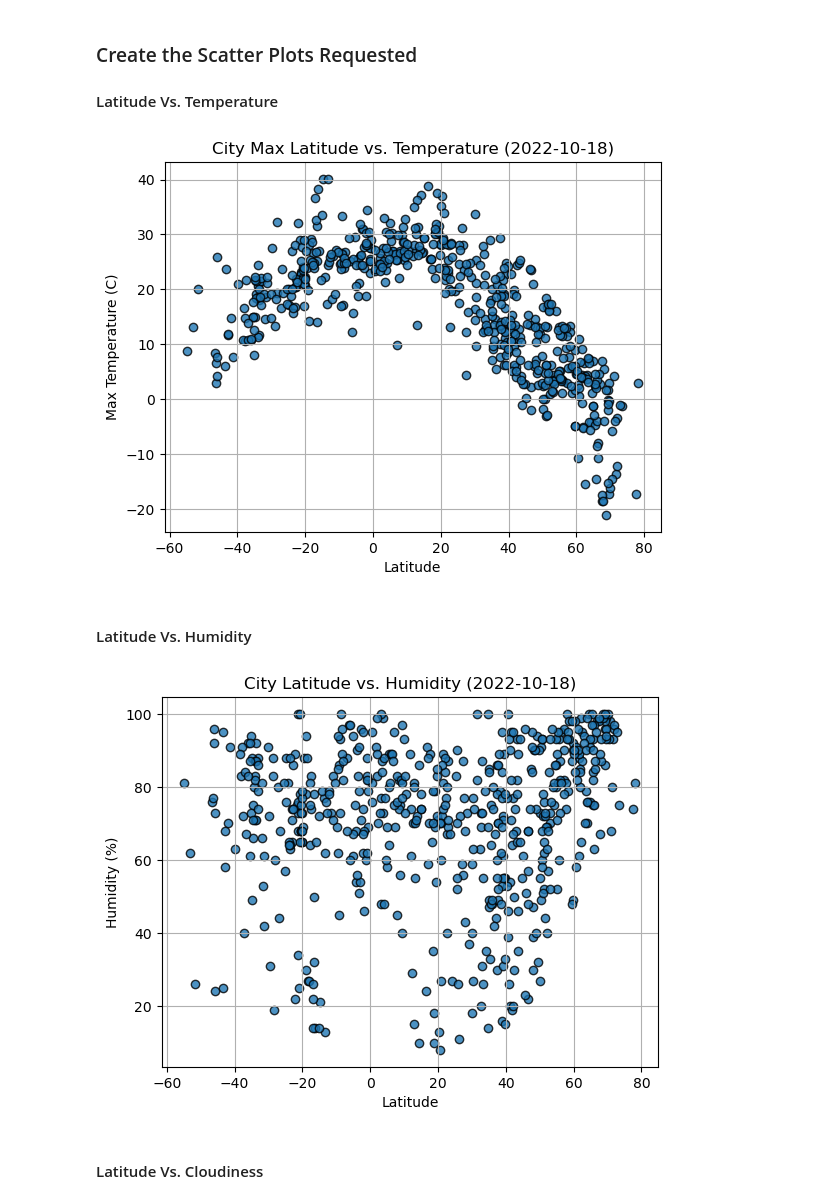
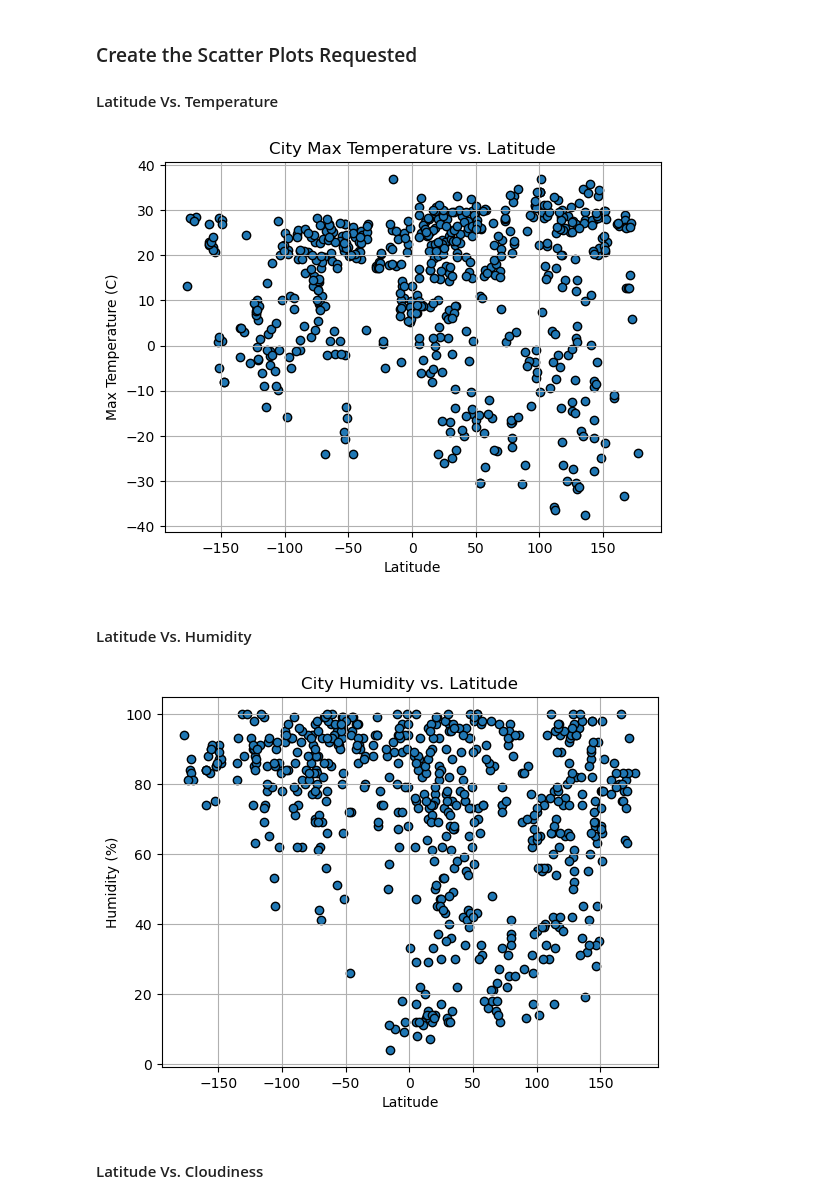
Before and after one commit to smepps1989/python-api-challenge, a Jupyter notebook: WeatherPy/WeatherPy.ipynb, the cells around one changed output. Saved outputs shown, nothing was run; the diff lists cells and outputs as text; code cells hidden in the pictures.

Commit message:
save plots for hummity, cloudiness, and temperature

```diff
--- a/WeatherPy/WeatherPy.ipynb
+++ b/WeatherPy/WeatherPy.ipynb
@@ -170,26 +189,31 @@ city_data_df.head()
 #### Latitude Vs. Temperature
 # %%
 # Build scatter plot for latitude vs. temperature
-# YOUR CODE HERE
-
+plt.scatter(city_data_df["Lat"], city_data_df["Max Temp (C)"], edgecolors="black")
 # Incorporate the other graph properties
-# YOUR CODE HERE
+plt.xlabel("Latitude")
+plt.ylabel("Max Temperature (C)")
+plt.title("City Max Temperature vs. Latitude")
+plt.grid()
 
 # Save the figure
 plt.savefig("output_data/Fig1.png")
 
 # Show plot
 plt.show()
 # %% [output]
-[figure, old version]
+[figure, new version]
 # %% [markdown]
 #### Latitude Vs. Humidity
 # %%
 # Build the scatter plots for latitude vs. humidity
-# YOUR CODE HERE
+plt.scatter(city_data_df["Lat"], city_data_df["Humidity"], edgecolors="black")
 
 # Incorporate the other graph properties
-# YOUR CODE HERE
+plt.xlabel("Latitude")
+plt.ylabel("Humidity (%)")
+plt.title("City Humidity vs. Latitude")
+plt.grid()
 
 # Save the figure
 plt.savefig("output_data/Fig2.png")
@@ -197,7 +221,7 @@ plt.savefig("output_data/Fig2.png")
 # Show plot
 plt.show()
 # %% [output]
-[figure, old version]
+[figure, new version]
 # %% [markdown]
 #### Latitude Vs. Cloudiness
 # %%
```
Also changed, not shown: parts of 6 cells of this notebook, 4 other files.
